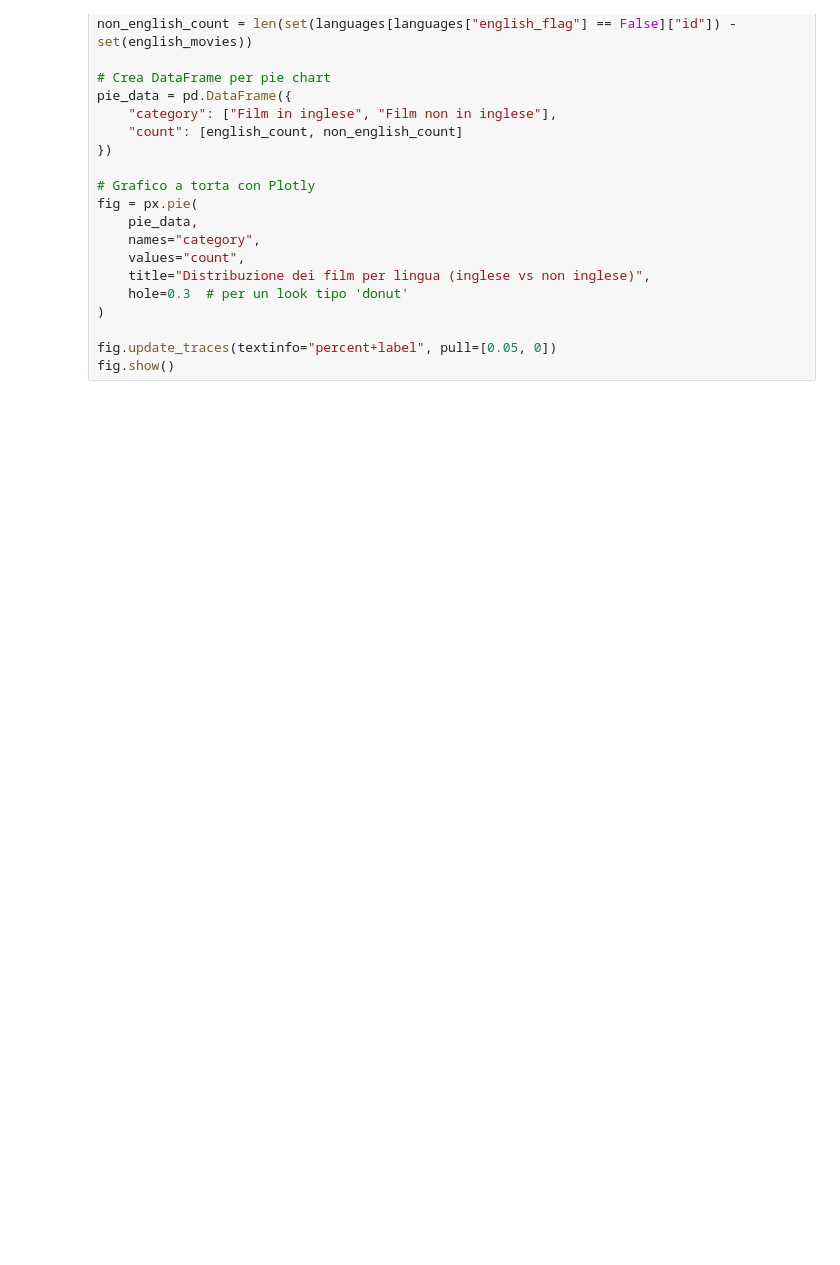
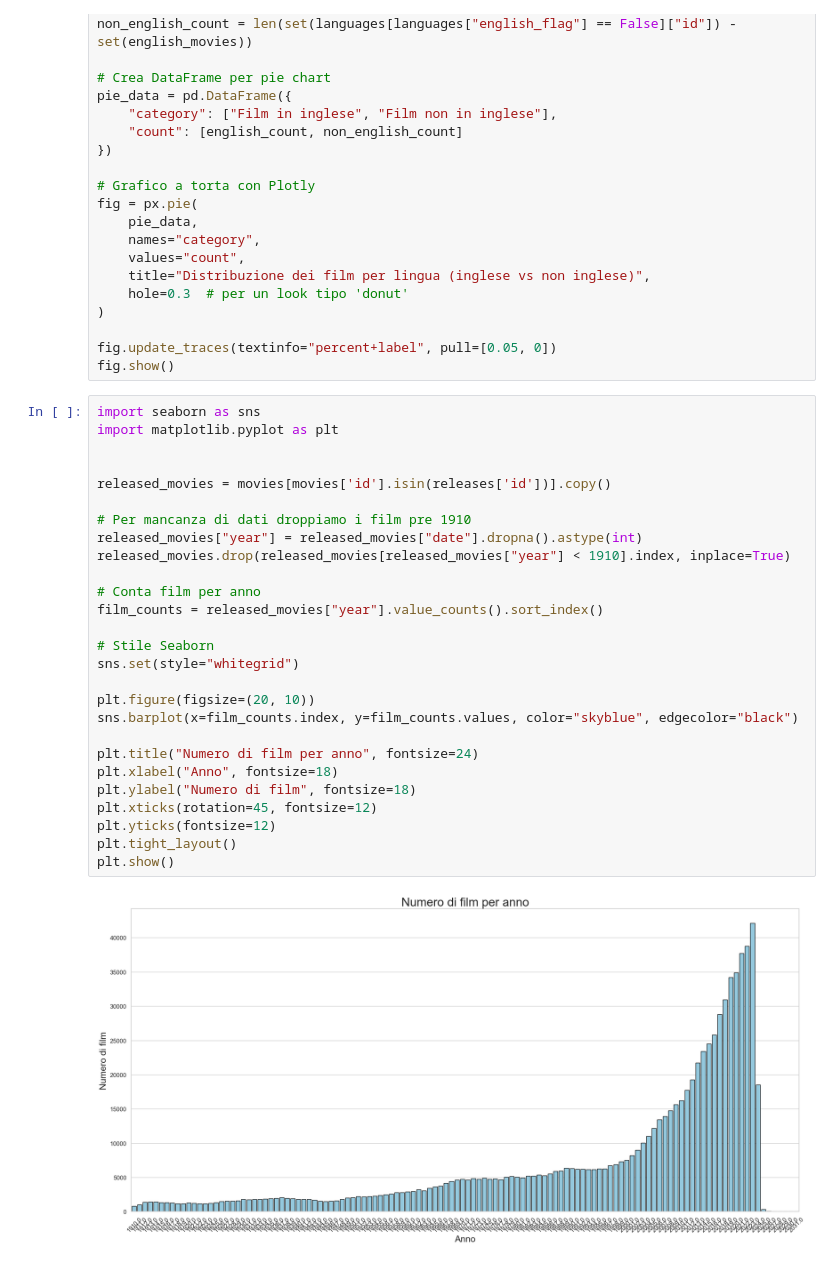
Before and after one commit to Carmelo-Spadaro/IUM, a Jupyter notebook: notebook.ipynb, the cells around one changed output. Cells and saved outputs as stored; diff of their text form; blank space fills up the shorter version.

Commit message:
Aggiunta movies

```diff
--- a/notebook.ipynb
+++ b/notebook.ipynb
@@ -896,3 +896,32 @@ fig = px.pie(
 
 fig.update_traces(textinfo="percent+label", pull=[0.05, 0])
 fig.show()
+# %%
+import seaborn as sns
+import matplotlib.pyplot as plt
+
+
+released_movies = movies[movies['id'].isin(releases['id'])].copy()
+
+# Per mancanza di dati droppiamo i film pre 1910
+released_movies["year"] = released_movies["date"].dropna().astype(int)
+released_movies.drop(released_movies[released_movies["year"] < 1910].index, inplace=True)
+
+# Conta film per anno
+film_counts = released_movies["year"].value_counts().sort_index()
+
+# Stile Seaborn
+sns.set(style="whitegrid")
+
+plt.figure(figsize=(20, 10))
+sns.barplot(x=film_counts.index, y=film_counts.values, color="skyblue", edgecolor="black")
+
+plt.title("Numero di film per anno", fontsize=24)
+plt.xlabel("Anno", fontsize=18)
+plt.ylabel("Numero di film", fontsize=18)
+plt.xticks(rotation=45, fontsize=12)
+plt.yticks(fontsize=12)
+plt.tight_layout()
+plt.show()
+# %% [output]
+[figure, added]
```
Also changed, not shown: parts of 6 cells of this notebook.
